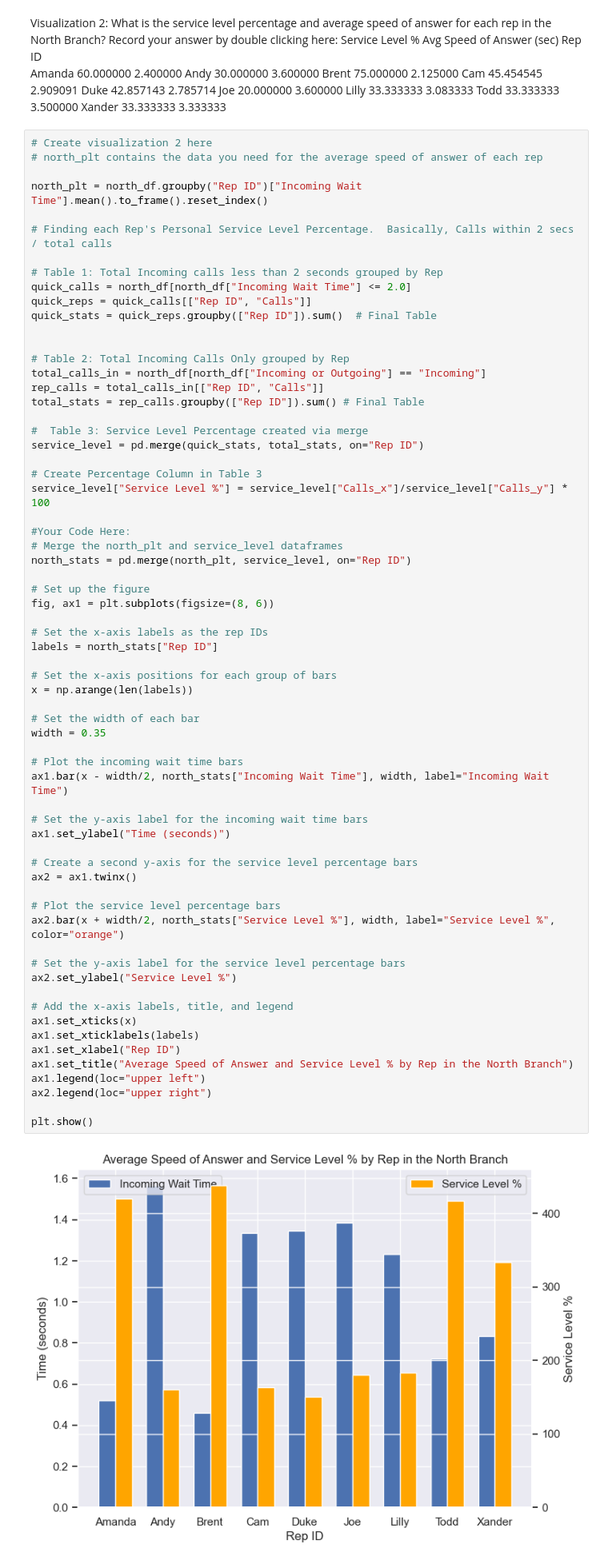
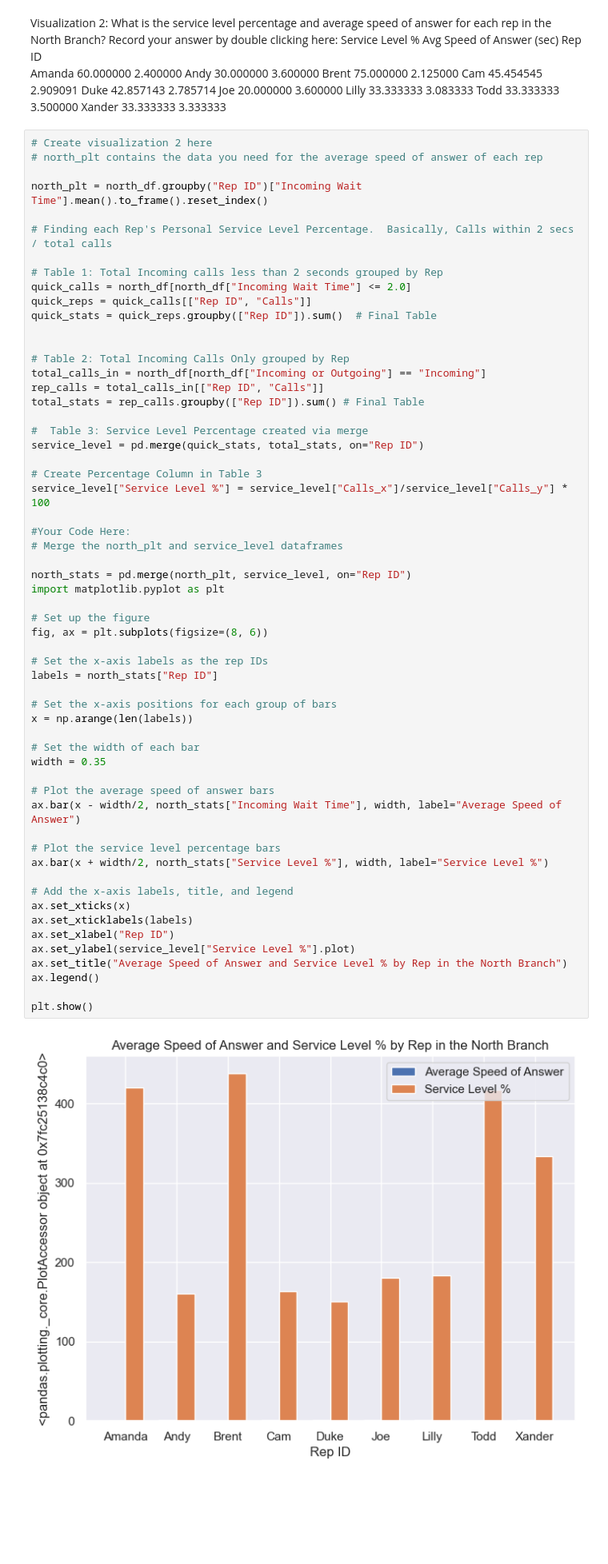
Before and after one commit to farasaidi/call-center-cleanup-assignment, a Jupyter notebook: Call_Center_Cleanup.ipynb, the cells around one changed output. Shown at 80% size. Cells and saved outputs as stored; diff of their text form; blank space fills up the shorter version.

```diff
--- a/Call_Center_Cleanup.ipynb
+++ b/Call_Center_Cleanup.ipynb
@@ -488,53 +472,46 @@ rep_calls = total_calls_in[["Rep ID", "Calls"]]
 total_stats = rep_calls.groupby(["Rep ID"]).sum() # Final Table
 
 #  Table 3: Service Level Percentage created via merge
 service_level = pd.merge(quick_stats, total_stats, on="Rep ID")
 
 # Create Percentage Column in Table 3
 service_level["Service Level %"] = service_level["Calls_x"]/service_level["Calls_y"] * 100
 
 #Your Code Here:
 # Merge the north_plt and service_level dataframes
+
 north_stats = pd.merge(north_plt, service_level, on="Rep ID")
+import matplotlib.pyplot as plt
 
 # Set up the figure
-fig, ax1 = plt.subplots(figsize=(8, 6))
+fig, ax = plt.subplots(figsize=(8, 6))
 
 # Set the x-axis labels as the rep IDs
 labels = north_stats["Rep ID"]
 
 # Set the x-axis positions for each group of bars
 x = np.arange(len(labels))
 
 # Set the width of each bar
 width = 0.35
 
-# Plot the incoming wait time bars
-ax1.bar(x - width/2, north_stats["Incoming Wait Time"], width, label="Incoming Wait Time")
-
-# Set the y-axis label for the incoming wait time bars
-ax1.set_ylabel("Time (seconds)")
-
-# Create a second y-axis for the service level percentage bars
-ax2 = ax1.twinx()
+# Plot the average speed of answer bars
+ax.bar(x - width/2, north_stats["Incoming Wait Time"], width, label="Average Speed of Answer")
 
 # Plot the service level percentage bars
-ax2.bar(x + width/2, north_stats["Service Level %"], width, label="Service Level %", color="orange")
-
-# Set the y-axis label for the service level percentage bars
-ax2.set_ylabel("Service Level %")
+ax.bar(x + width/2, north_stats["Service Level %"], width, label="Service Level %")
 
 # Add the x-axis labels, title, and legend
-ax1.set_xticks(x)
-ax1.set_xticklabels(labels)
-ax1.set_xlabel("Rep ID")
-ax1.set_title("Average Speed of Answer and Service Level % by Rep in the North Branch")
-ax1.legend(loc="upper left")
-ax2.legend(loc="upper right")
+ax.set_xticks(x)
+ax.set_xticklabels(labels)
+ax.set_xlabel("Rep ID")
+ax.set_ylabel(service_level["Service Level %"].plot)
+ax.set_title("Average Speed of Answer and Service Level % by Rep in the North Branch")
+ax.legend()
 
 plt.show()
 # %% [output]
-[figure, old version]
+[figure, new version]
 # %% [markdown]
 #### Visualization 3: For each type of call purpose, how many calls are outgoing vs. incoming?
 ##### Record your answer by double clicking here:
```
Also changed, not shown: parts of 4 cells of this notebook.
